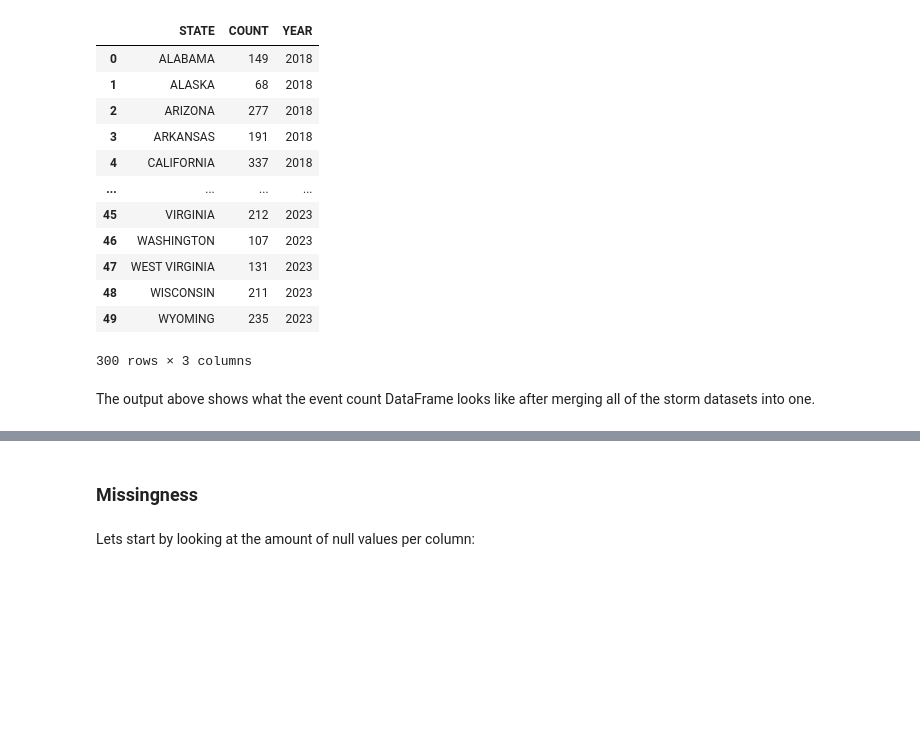
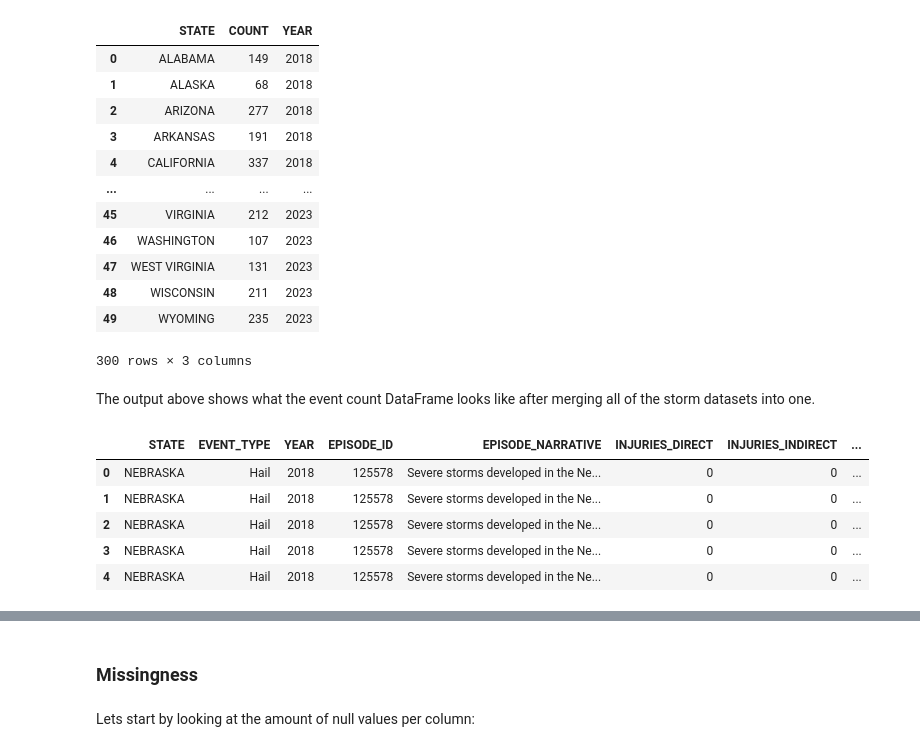
Before and after one commit to ncolebank12/math189-proj, a Jupyter notebook: project.ipynb, the cells around one changed output, grey strips where cells are left out. Drawn from its saved outputs; the diff is of its cells as text; code cells hidden in the pictures; blank space fills up the shorter version.

```diff
--- a/project.ipynb
+++ b/project.ipynb
@@ -177,8 +177,16 @@ The output above shows what the event count DataFrame looks like after merging a
 # %%
 events_df_merged = events_df.merge(yale_climate, how='inner', left_on=['STATE', 'YEAR'], right_on=['geoname','year'])
 
 #data for each event type along with yale climate data
 events_df_merged = events_df_merged.drop(columns=['geoname', 'year'])
+events_df_merged.head()
+# %% [output]
+|  | STATE | EVENT_TYPE | YEAR | EPISODE_ID | EPISODE_NARRATIVE | INJURIES_DIRECT | INJURIES_INDIRECT | ... |
+| 0 | NEBRASKA | Hail | 2018 | 125578 | Severe storms developed in the Ne... | 0 | 0 | ... |
+| 1 | NEBRASKA | Hail | 2018 | 125578 | Severe storms developed in the Ne... | 0 | 0 | ... |
+| 2 | NEBRASKA | Hail | 2018 | 125578 | Severe storms developed in the Ne... | 0 | 0 | ... |
+| 3 | NEBRASKA | Hail | 2018 | 125578 | Severe storms developed in the Ne... | 0 | 0 | ... |
+| 4 | NEBRASKA | Hail | 2018 | 125578 | Severe storms developed in the Ne... | 0 | 0 | ... |
 # %%
 event_count_merged = event_count_df.merge(yale_climate, how='inner', left_on=['STATE', 'YEAR'], right_on=['geoname', 'year'])
 
```
Also changed, not shown: parts of 4 cells of this notebook.
